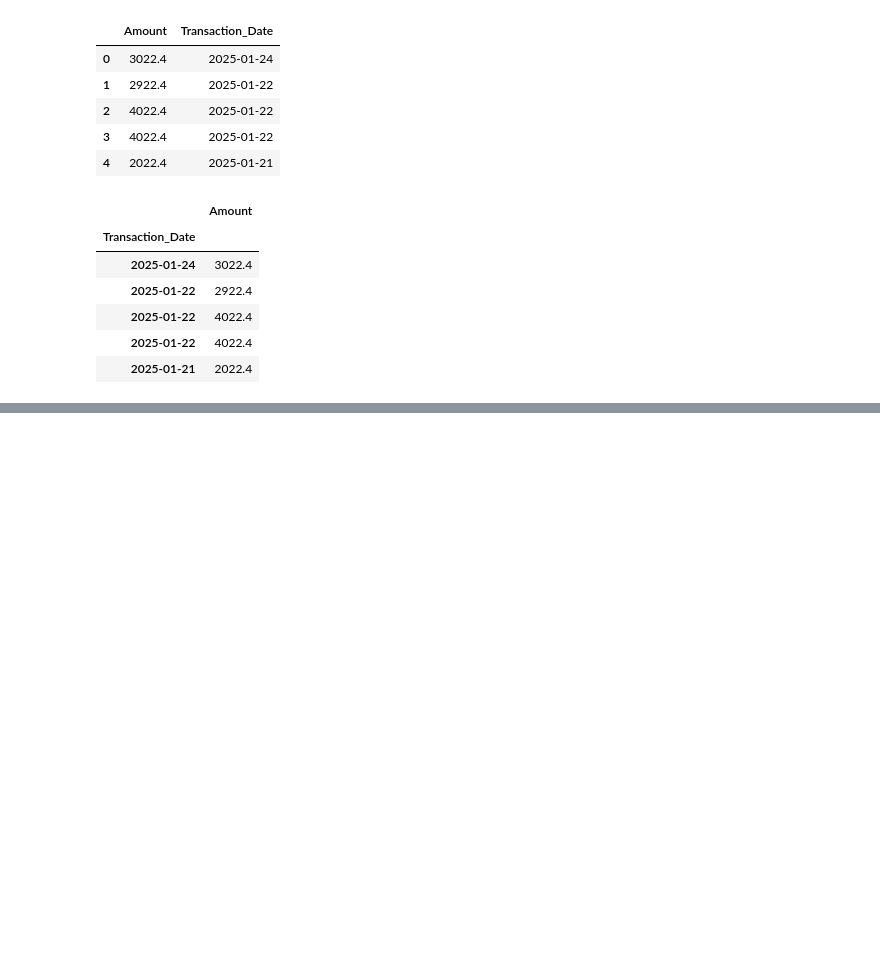
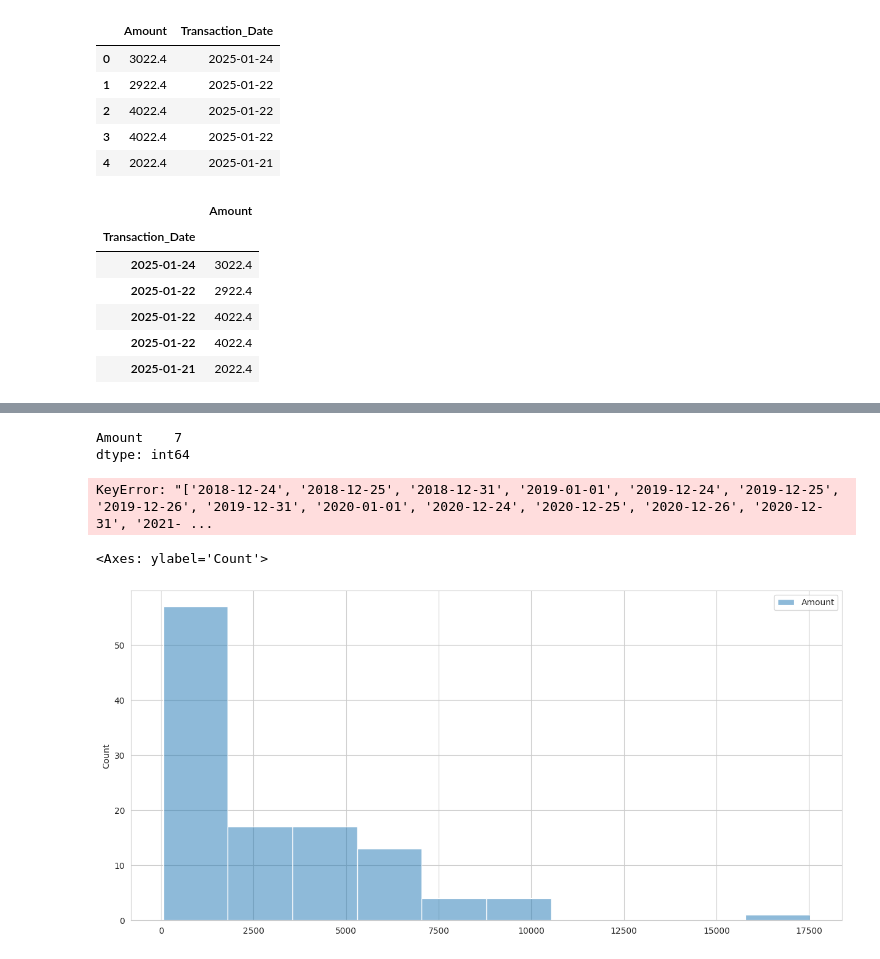
Before and after one commit to Jeremiah-Katumo/dsa, a Jupyter notebook: project/transactions.ipynb, the cells around one changed output, grey strips where cells are left out. Saved outputs shown, nothing was run; the diff lists cells and outputs as text; code cells hidden in the pictures; blank space fills up the shorter version.

```diff
--- a/project/transactions.ipynb
+++ b/project/transactions.ipynb
@@ -55,0 +89,4 @@ transaction_df.plot(figsize=(15,7))
+# %%
+transaction_df = transaction_df.resample('21D').mean()
+
+transaction_df.head()
@@ -55,0 +101,5 @@ transaction_df.plot(figsize=(15,7))
+# %%
+transaction_df.isna().sum()
+# %% [output]
+Amount    7
+dtype: int64
@@ -55,0 +114,10 @@ transaction_df.plot(figsize=(15,7))
+# %%
+known_outliers = transaction_df.loc[transaction_dates]
+plot_outliers(known_outliers, transaction_df, 'KNN')
+# %% [output]
+KeyError: "['2018-12-24', '2018-12-25', '2018-12-31', '2019-01-01', '2019-12-24', '2019-12-25', '2019-12-26', '2019-12-31', '2020-01-01', '2020-12-24', '2020-12-25', '2020-12-26', '2020-12-31', '2021- ...
+# %%
+sns.histplot(transaction_df)
+# %% [output]
+<Axes: ylabel='Count'>
+[figure, added]
```
Also changed, not shown: parts of 21 cells of this notebook.
